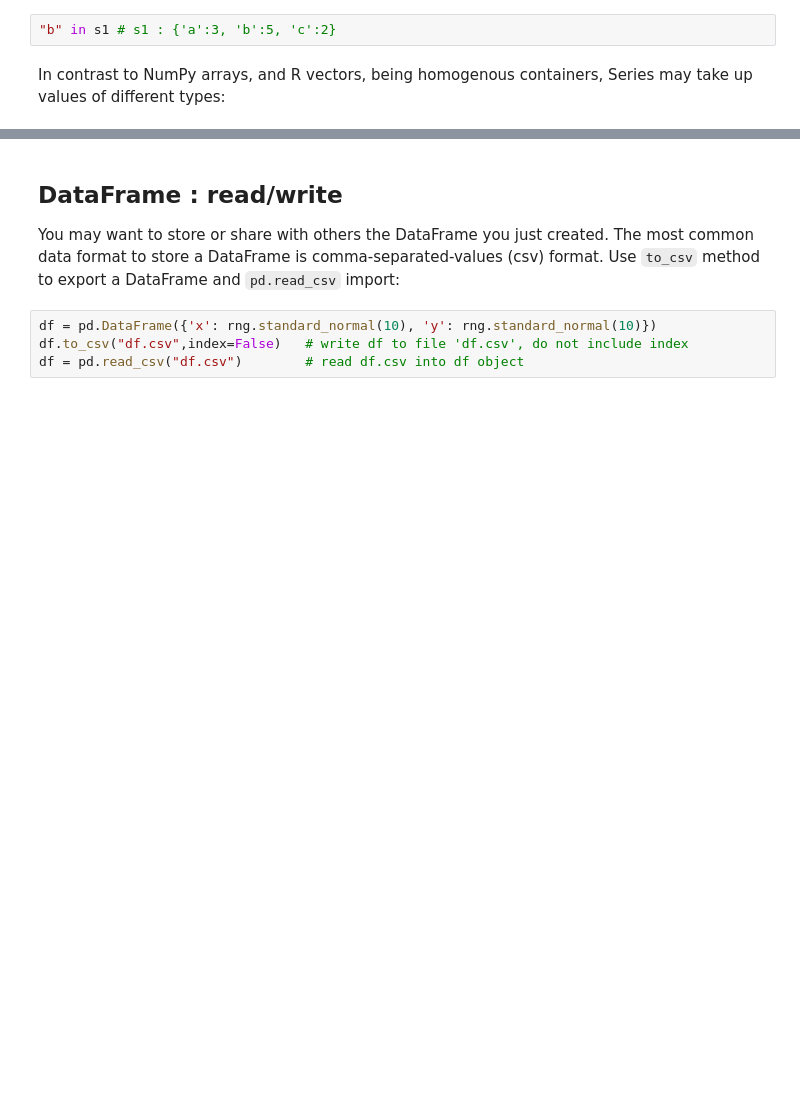
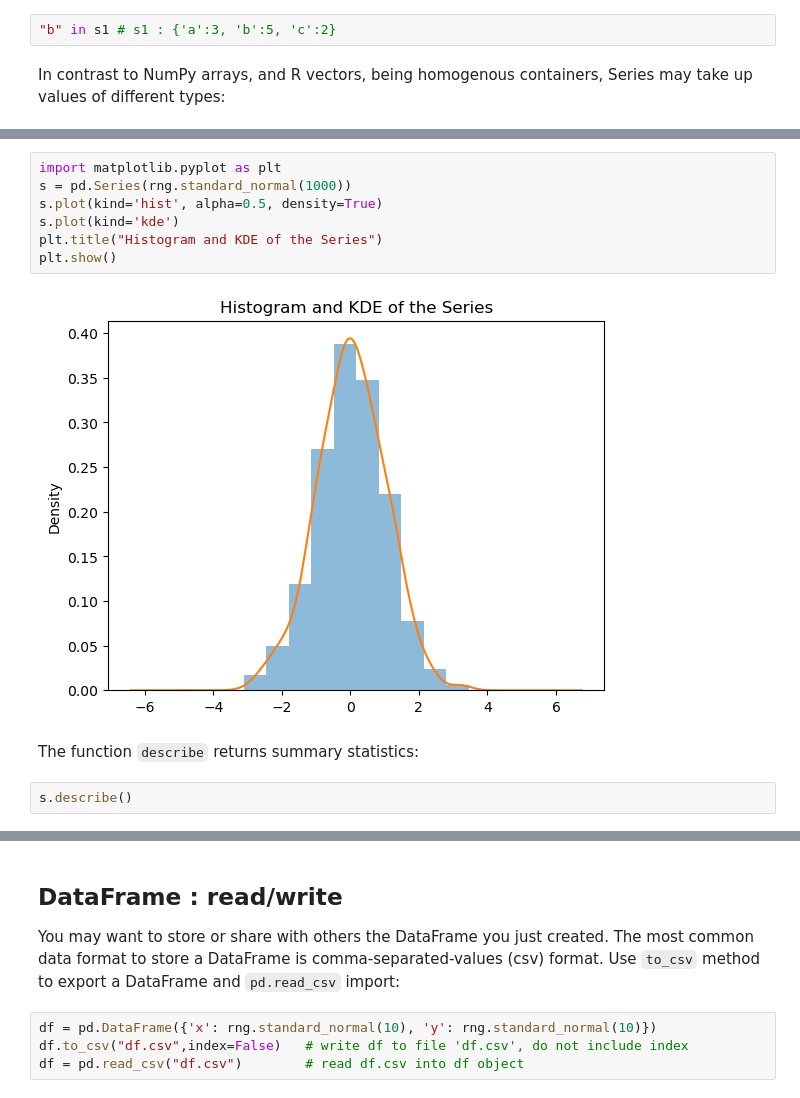
Before and after one commit to LUMC/EfDS, a Jupyter notebook: 07_pd/pd.ipynb, the cells around one changed output, grey strips where cells are left out. Saved outputs shown, nothing was run; the diff lists cells and outputs as text; blank space fills up the shorter version.

```diff
--- a/07_pd/pd.ipynb
+++ b/07_pd/pd.ipynb
@@ -83,0 +145,13 @@ s3.apply(lambda x: np.abs(x))
+# %%
+import matplotlib.pyplot as plt
+s = pd.Series(rng.standard_normal(1000))
+s.plot(kind='hist', alpha=0.5, density=True)
+s.plot(kind='kde')
+plt.title("Histogram and KDE of the Series")
+plt.show()
+# %% [output]
+[figure, added]
+# %% [markdown]
+The function `describe` returns  summary statistics:
+# %%
+s.describe()
```
Also changed, not shown: parts of 69 cells of this notebook, 1 other file.
